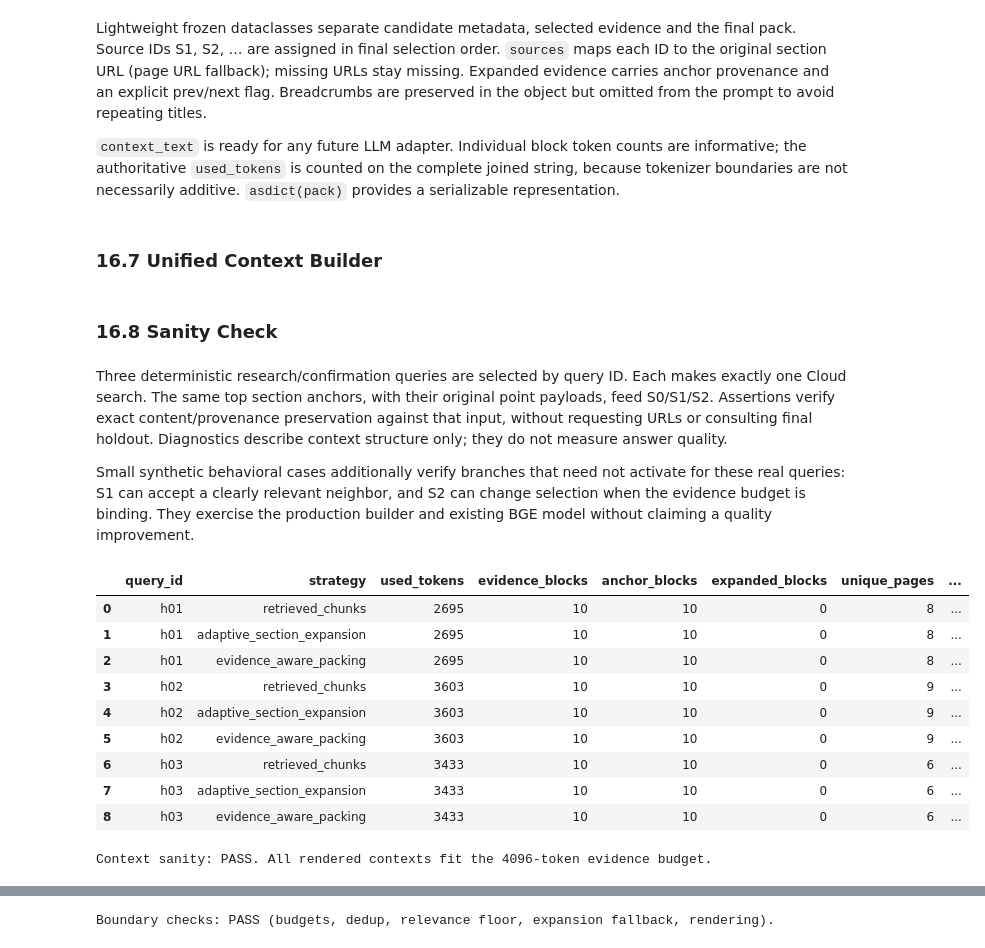
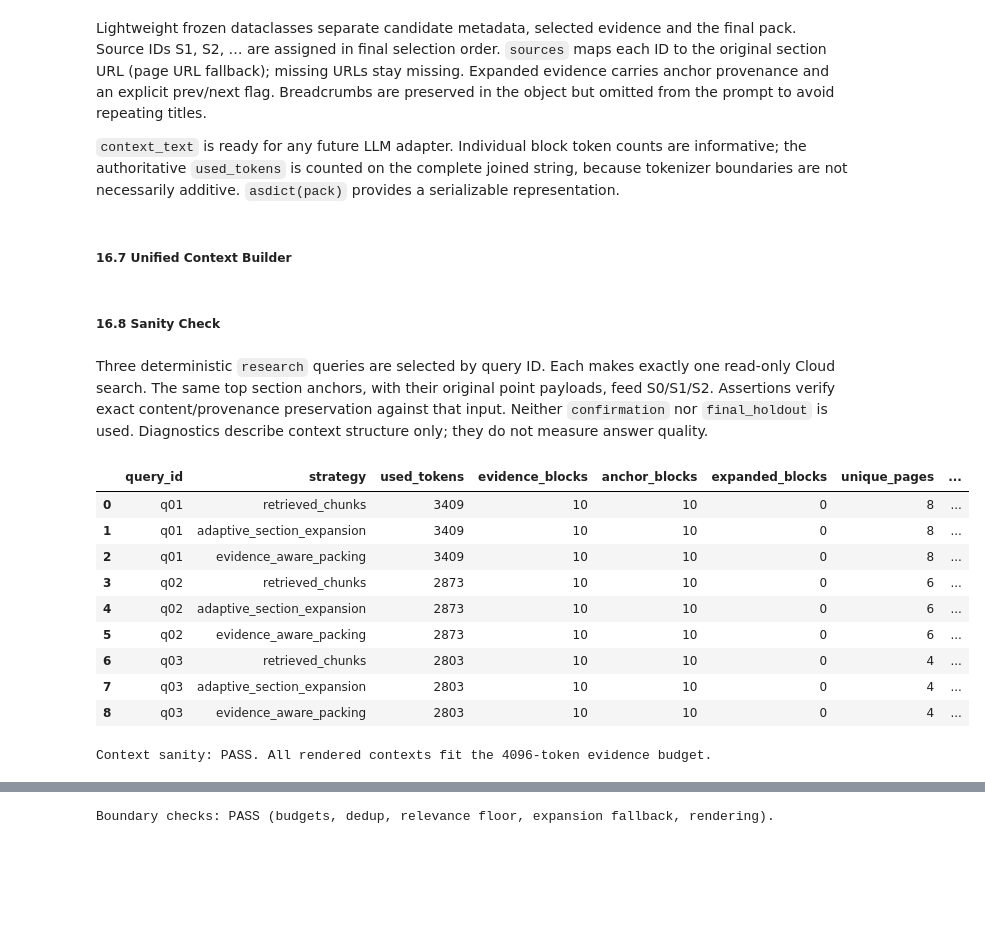
Before and after one commit to artyomboyko/Qdrant_Final_Project, a Jupyter notebook: notebooks/01_qdrant_rag_research_retrieval.ipynb, the cells around one changed output, grey strips where cells are left out. Drawn from its saved outputs; the diff is of its cells as text; code cells hidden in the pictures; blank space fills up the shorter version.

Commit message:
Finalize Qdrant RAG research project

```diff
--- a/notebooks/01_qdrant_rag_research_retrieval.ipynb
+++ b/notebooks/01_qdrant_rag_research_retrieval.ipynb
@@ -9263,7 +10244,7 @@ def make_context_pack(query, strategy, options, token_budget) -> ContextPack:
         {b.source_id: b.section_url or b.page_url for b in blocks}, text,
     )
 # %% [markdown]
-### 16.7 Unified Context Builder
+##### 16.7 Unified Context Builder
 # %%
 def build_context(
     query: str,
@@ -9292,24 +10273,23 @@ def build_context(
             )
     return make_context_pack(query, strategy, options, token_budget)
 # %% [markdown]
-### 16.8 Sanity Check
+##### 16.8 Sanity Check
 # %% [markdown]
-Three deterministic research/confirmation queries are selected by query ID. Each makes exactly one Cloud search. The same top section anchors, with their original point payloads, feed S0/S1/S2. Assertions verify exact content/provenance preservation against that input, without requesting URLs or consulting final holdout. Diagnostics describe context structure only; they do not measure answer quality.
-
-Small synthetic behavioral cases additionally verify branches that need not activate for these real queries: S1 can accept a clearly relevant neighbor, and S2 can change selection when the evidence budget is binding. They exercise the production builder and existing BGE model without claiming a quality improvement.
+Three deterministic `research` queries are selected by query ID. Each makes exactly one read-only Cloud search. The same top section anchors, with their original point payloads, feed S0/S1/S2. Assertions verify exact content/provenance preservation against that input. Neither `confirmation` nor `final_holdout` is used. Diagnostics describe context structure only; they do not measure answer quality.
 # %%
 context_sanity_queries = (
     all_evaluation_df.loc[
-        all_evaluation_df["split"].isin(["research", "confirmation"]),
+        all_evaluation_df["split"].eq("research"),
         ["query_id", "query", "split"],
     ]
     .sort_values("query_id")
     .head(CONTEXT_SANITY_QUERIES)
-    .copy()
+    .reset_index(drop=True)
 )
 assert len(context_sanity_queries) == CONTEXT_SANITY_QUERIES
 assert context_sanity_queries["query_id"].is_unique
-assert context_sanity_queries["split"].isin(["research", "confirmation"]).all()
+assert set(context_sanity_queries["split"]) == {"research"}
+assert not context_sanity_queries["query_id"].str.startswith("h").any()
 
 context_retrieval_inputs, context_packs, context_diagnostics = {}, {}, []
 for row in tqdm(context_sanity_queries.itertuples(index=False),
@@ -9348,42 +10328,42 @@ for row in tqdm(context_sanity_queries.itertuples(index=False),
                 assert neighbor
                 neighbor_key = context_text_key(neighbor)
                 assert neighbor_key not in anchor_text_keys
                 expanded_text_keys.append(neighbor_key)
                 expected_content = (
                     f"Anchor:\n{anchor.chunk_text}\n\n"
                     f"Relevant adjacent context ({block.expanded_with}):\n{neighbor}"
                 )
             assert block.content == expected_content
         assert len(identities) == len(set(identities))
         assert len(expanded_text_keys) == len(set(expanded_text_keys))
         if strategy == "retrieved_chunks":
             assert all(b.expanded_with is None for b in pack.evidence_blocks)
             assert [b.retrieval_rank for b in pack.evidence_blocks] == sorted(
                 b.retrieval_rank for b in pack.evidence_blocks
             )
         expanded = sum(b.expanded_with is not None for b in pack.evidence_blocks)
         context_diagnostics.append({
             "query_id": row.query_id, "strategy": strategy,
             "used_tokens": pack.used_tokens, "evidence_blocks": len(pack.evidence_blocks),
             "anchor_blocks": len(pack.evidence_blocks) - expanded,
             "expanded_blocks": expanded, "unique_pages": len(pages),
             "budget_utilization": pack.used_tokens / pack.token_budget,
         })
 
 context_diagnostics_df = pd.DataFrame(context_diagnostics)
 display(context_diagnostics_df.round(3))
 print("Context sanity: PASS. All rendered contexts fit the 4096-token evidence budget.")
 # %% [output]
 |  | query_id | strategy | used_tokens | evidence_blocks | anchor_blocks | expanded_blocks | unique_pages | ... |
-| 0 | h01 | retrieved_chunks | 2695 | 10 | 10 | 0 | 8 | ... |
-| 1 | h01 | adaptive_section_expansion | 2695 | 10 | 10 | 0 | 8 | ... |
-| 2 | h01 | evidence_aware_packing | 2695 | 10 | 10 | 0 | 8 | ... |
-| 3 | h02 | retrieved_chunks | 3603 | 10 | 10 | 0 | 9 | ... |
-| 4 | h02 | adaptive_section_expansion | 3603 | 10 | 10 | 0 | 9 | ... |
-| 5 | h02 | evidence_aware_packing | 3603 | 10 | 10 | 0 | 9 | ... |
-| 6 | h03 | retrieved_chunks | 3433 | 10 | 10 | 0 | 6 | ... |
-| 7 | h03 | adaptive_section_expansion | 3433 | 10 | 10 | 0 | 6 | ... |
-| 8 | h03 | evidence_aware_packing | 3433 | 10 | 10 | 0 | 6 | ... |
+| 0 | q01 | retrieved_chunks | 3409 | 10 | 10 | 0 | 8 | ... |
+| 1 | q01 | adaptive_section_expansion | 3409 | 10 | 10 | 0 | 8 | ... |
+| 2 | q01 | evidence_aware_packing | 3409 | 10 | 10 | 0 | 8 | ... |
+| 3 | q02 | retrieved_chunks | 2873 | 10 | 10 | 0 | 6 | ... |
+| 4 | q02 | adaptive_section_expansion | 2873 | 10 | 10 | 0 | 6 | ... |
+| 5 | q02 | evidence_aware_packing | 2873 | 10 | 10 | 0 | 6 | ... |
+| 6 | q03 | retrieved_chunks | 2803 | 10 | 10 | 0 | 4 | ... |
+| 7 | q03 | adaptive_section_expansion | 2803 | 10 | 10 | 0 | 4 | ... |
+| 8 | q03 | evidence_aware_packing | 2803 | 10 | 10 | 0 | 4 | ... |
 Context sanity: PASS. All rendered contexts fit the 4096-token evidence budget.
 # %%
 # Display previews only; the stored ContextPacks retain full evidence.
```
Also changed, not shown: parts of 212 cells of this notebook, 12 other files.
